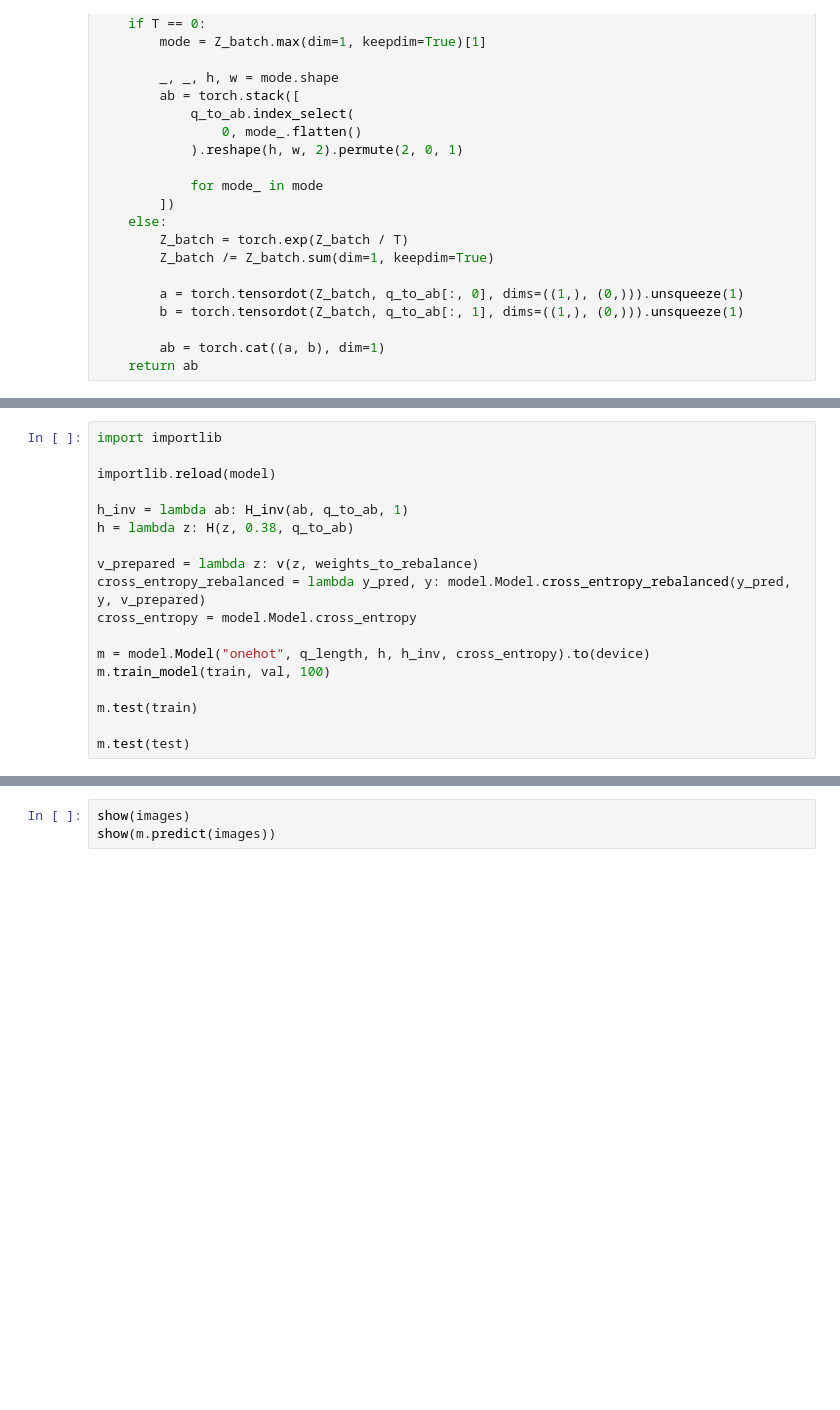
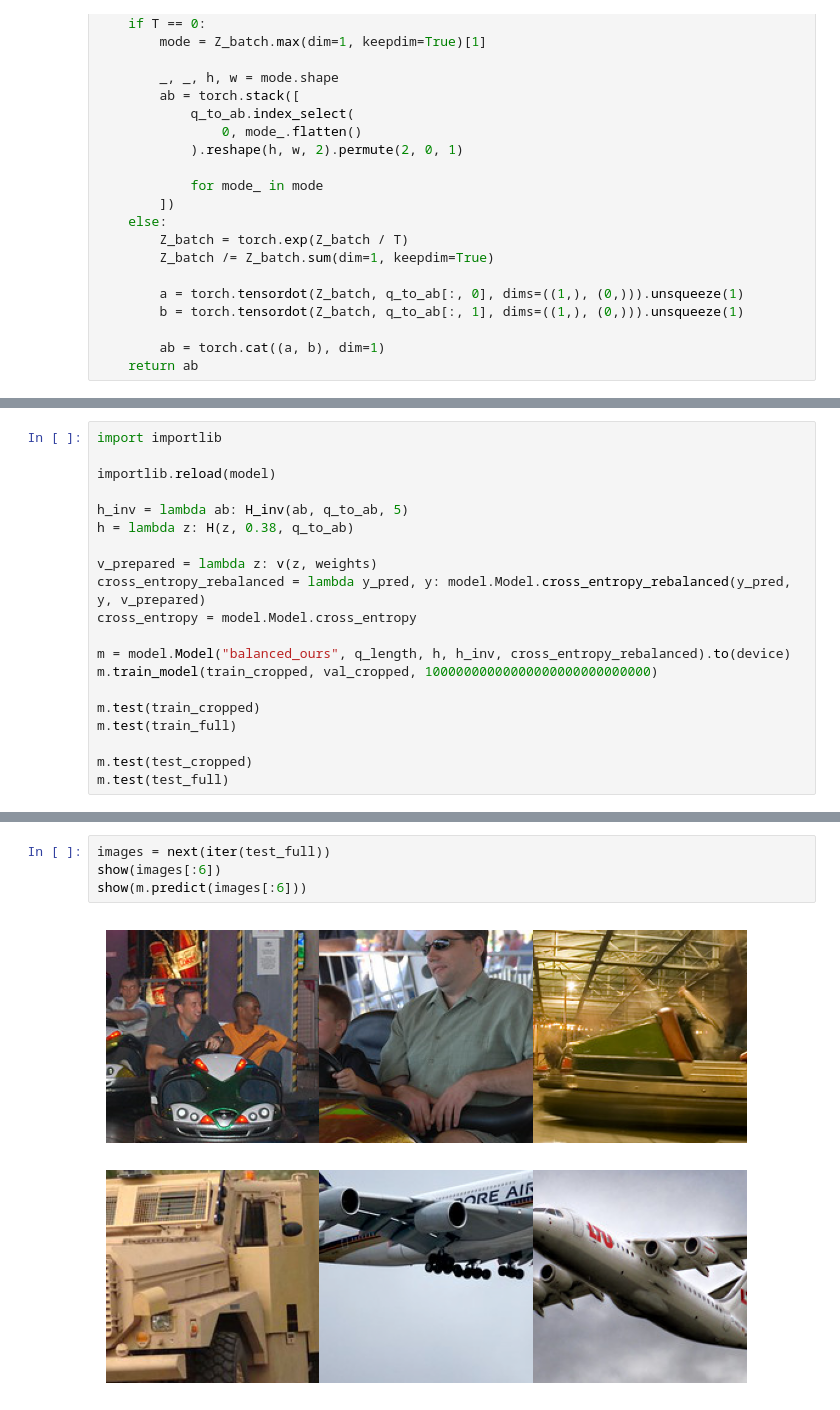
Before and after one commit to WardGauderis/Image-Colourisation, a Jupyter notebook: coloriser.ipynb, the cells around one changed output, grey strips where cells are left out. Saved outputs shown, nothing was run; the diff lists cells and outputs as text; blank space fills up the shorter version.

Commit message:
final model

```diff
--- a/coloriser.ipynb
+++ b/coloriser.ipynb
@@ -180,17 +201,19 @@ import importlib
 
 importlib.reload(model)
 
-h_inv = lambda ab: H_inv(ab, q_to_ab, 1)
+h_inv = lambda ab: H_inv(ab, q_to_ab, 5)
 h = lambda z: H(z, 0.38, q_to_ab)
 
-v_prepared = lambda z: v(z, weights_to_rebalance)
+v_prepared = lambda z: v(z, weights)
 cross_entropy_rebalanced = lambda y_pred, y: model.Model.cross_entropy_rebalanced(y_pred, y, v_prepared)
 cross_entropy = model.Model.cross_entropy
 
-m = model.Model("onehot", q_length, h, h_inv, cross_entropy).to(device)
-m.train_model(train, val, 100)
+m = model.Model("balanced_ours", q_length, h, h_inv, cross_entropy_rebalanced).to(device)
+m.train_model(train_cropped, val_cropped, 10000000000000000000000000000)
 
-m.test(train)
+m.test(train_cropped)
+m.test(train_full)
 
-m.test(test)
+m.test(test_cropped)
+m.test(test_full)
 # %% [output]
@@ -214,3 +253,6 @@ Epoch: 48, Train loss: 2.7433892466805196, Validation loss: 2.7849462032318115,
 # %%
-show(images)
-show(m.predict(images))
+images = next(iter(test_full))
+show(images[:6])
+show(m.predict(images[:6]))
+# %% [output]
+[figure, added]
```
Also changed, not shown: parts of 9 cells of this notebook, 3 other files.
